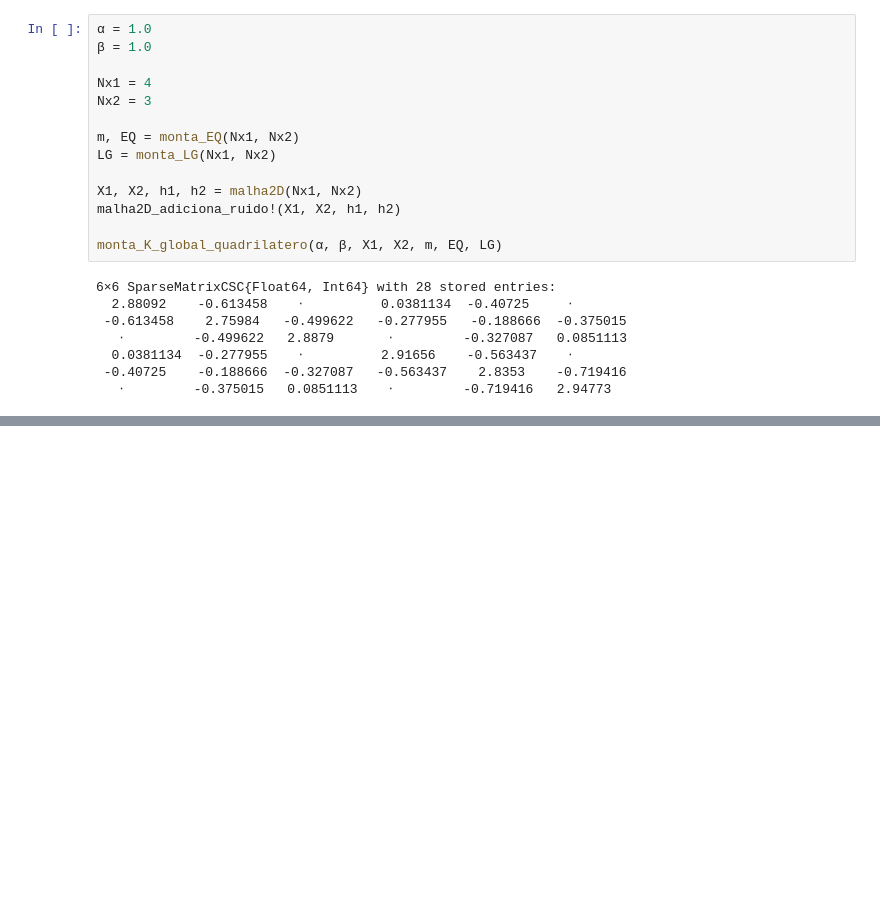
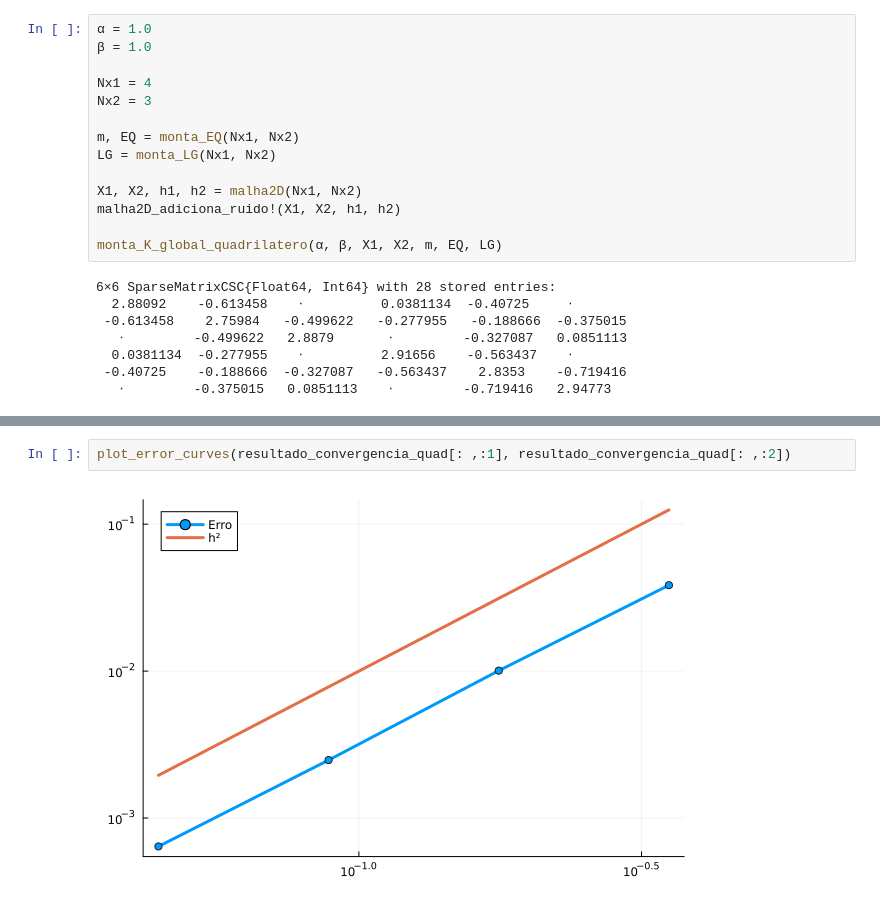
Before and after one commit to CarlosEduardoValladares/Elementos-Finitos-2024.2, a Jupyter notebook: elementos_finitos_2D.ipynb, the cells around one changed output, grey strips where cells are left out. Cells and saved outputs as stored; diff of their text form; blank space fills up the shorter version.

```diff
--- a/elementos_finitos_2D.ipynb
+++ b/elementos_finitos_2D.ipynb
@@ -937,0 +1013,4 @@ c = monta_K_global_quadrilatero(α, β, X1, X2, m, EQ, LG) \ monta_F_global_quad
+# %%
+plot_error_curves(resultado_convergencia_quad[: ,:1], resultado_convergencia_quad[: ,:2])
+# %% [output]
+[figure, added]
```
Also changed, not shown: parts of 6 cells of this notebook.
